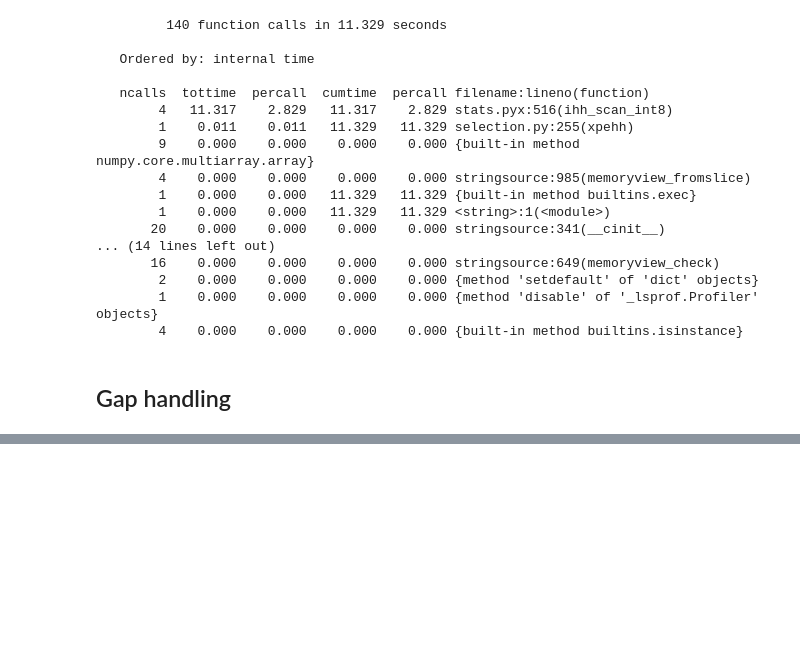
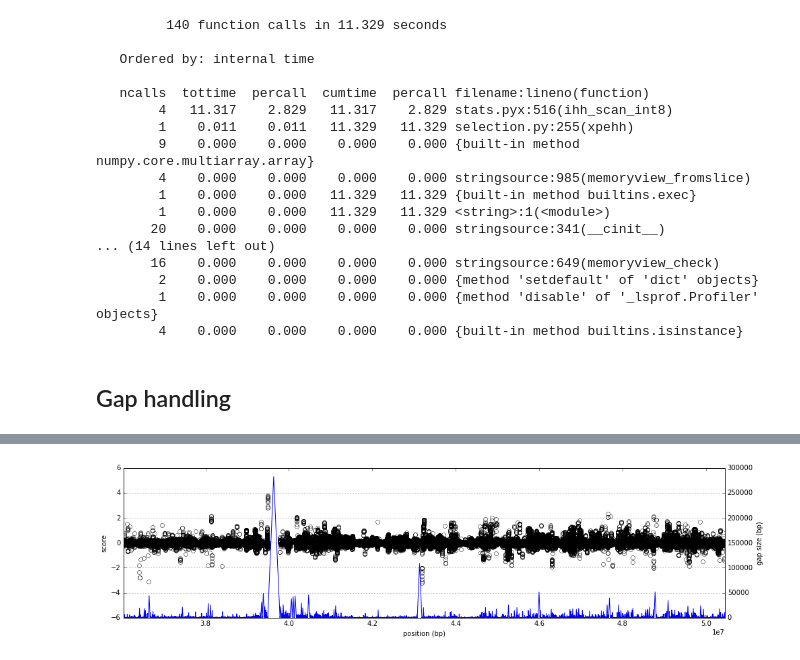
Before and after one commit to cggh/scikit-allel, a Jupyter notebook: notebooks/profiling/xpehh.ipynb, the cells around one changed output, grey strips where cells are left out. Cells and saved outputs as stored; diff of their text form; code cells hidden in the pictures; blank space fills up the shorter version.

```diff
--- a/notebooks/profiling/xpehh.ipynb
+++ b/notebooks/profiling/xpehh.ipynb
@@ -367,3 +379,7 @@ plot_score_gap(score_gap_adjusted - score_unadjusted, pos_seg, ylim=(-6, 6))
+# %%
+plot_score_gap(score_access_adjusted - score_unadjusted, pos_seg, ylim=(-6, 6))
+# %% [output]
+[figure, added]
 # %%
 plt.figure(figsize=(8, 8))
 plt.plot(score_unadjusted, score_gap_adjusted, marker='o', mfc='none', linestyle=' ');
```
Also changed, not shown: parts of 12 cells of this notebook, 2 other files.
